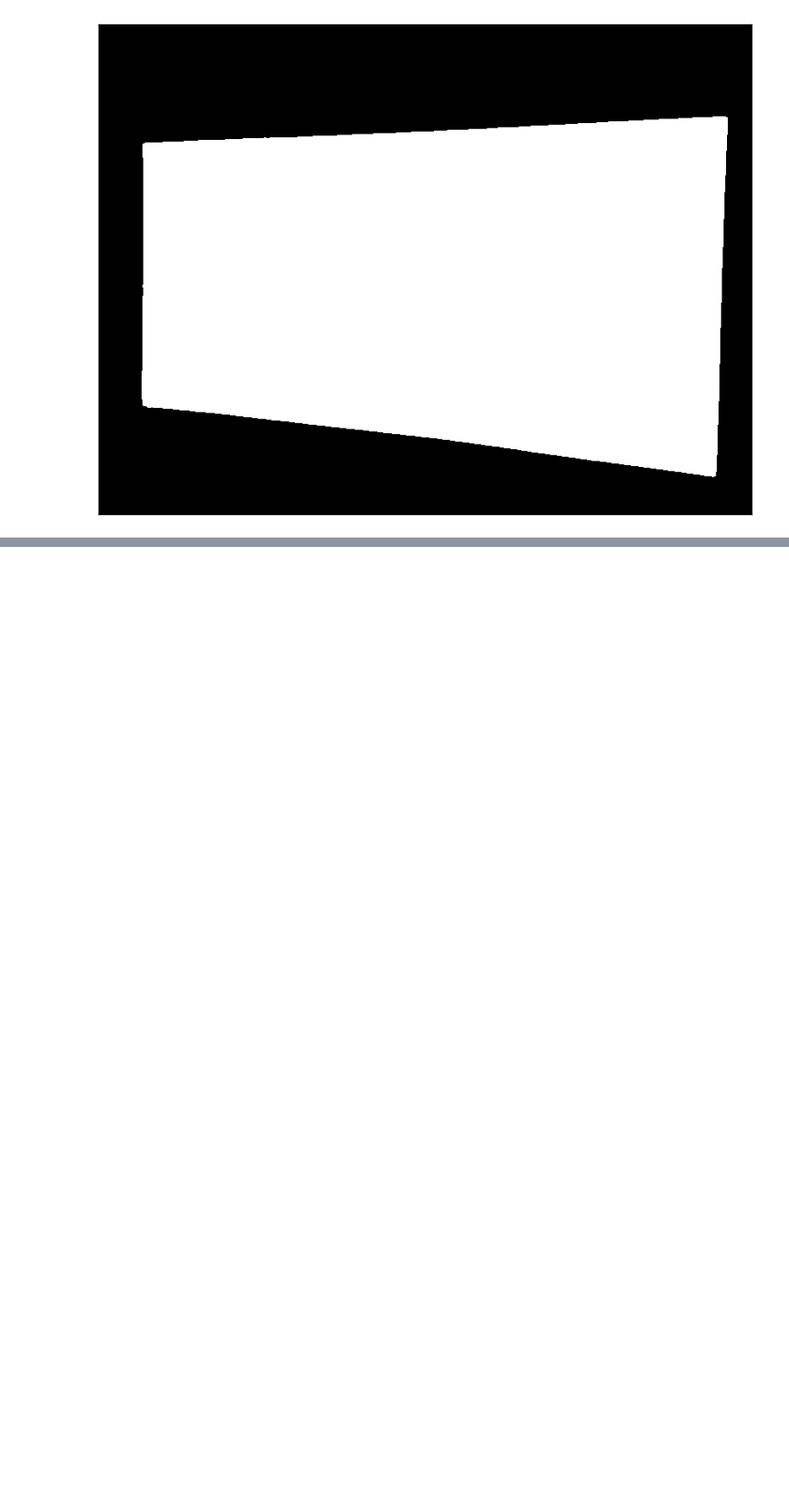
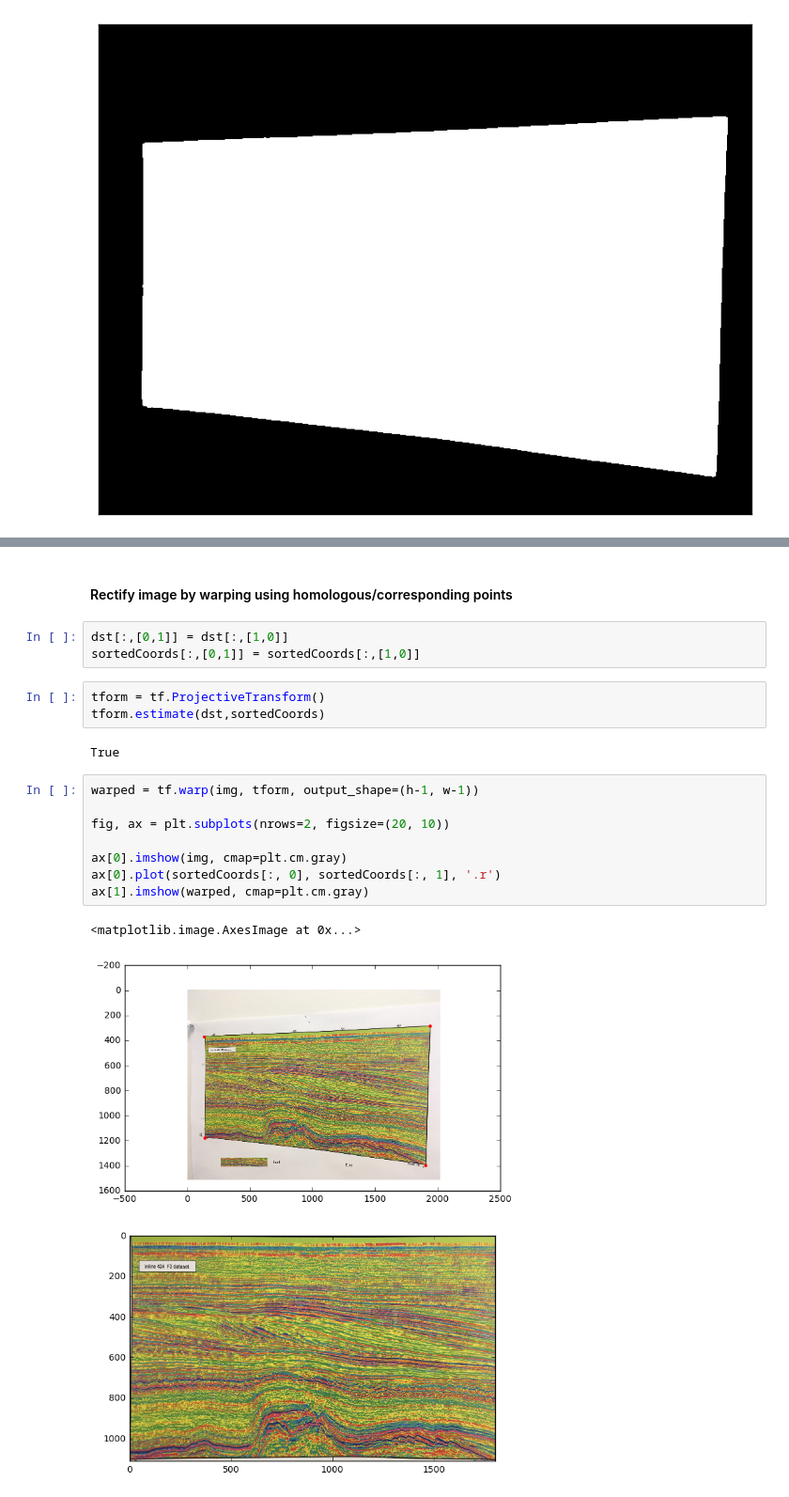
Before and after one commit to mycarta/rainbowbot, a Jupyter notebook: identify_isolate_rectify.ipynb, the cells around one changed output, grey strips where cells are left out. Shown at 94% size. Cells and saved outputs as stored; diff of their text form; blank space fills up the shorter version.

```diff
--- a/identify_isolate_rectify.ipynb
+++ b/identify_isolate_rectify.ipynb
@@ -171,0 +237,21 @@ plt.show()
+# %% [markdown]
+#### Rectify image by warping using homologous/corresponding points
+# %%
+dst[:,[0,1]] = dst[:,[1,0]]
+sortedCoords[:,[0,1]] = sortedCoords[:,[1,0]]
+# %%
+tform = tf.ProjectiveTransform()
+tform.estimate(dst,sortedCoords)
+# %% [output]
+True
+# %%
+warped = tf.warp(img, tform, output_shape=(h-1, w-1))
+
+fig, ax = plt.subplots(nrows=2, figsize=(20, 10))
+
+ax[0].imshow(img, cmap=plt.cm.gray)
+ax[0].plot(sortedCoords[:, 0], sortedCoords[:, 1], '.r')
+ax[1].imshow(warped, cmap=plt.cm.gray)
+# %% [output]
+<matplotlib.image.AxesImage at 0x...>
+[figure, added]
```
Also changed, not shown: parts of 20 cells of this notebook.
